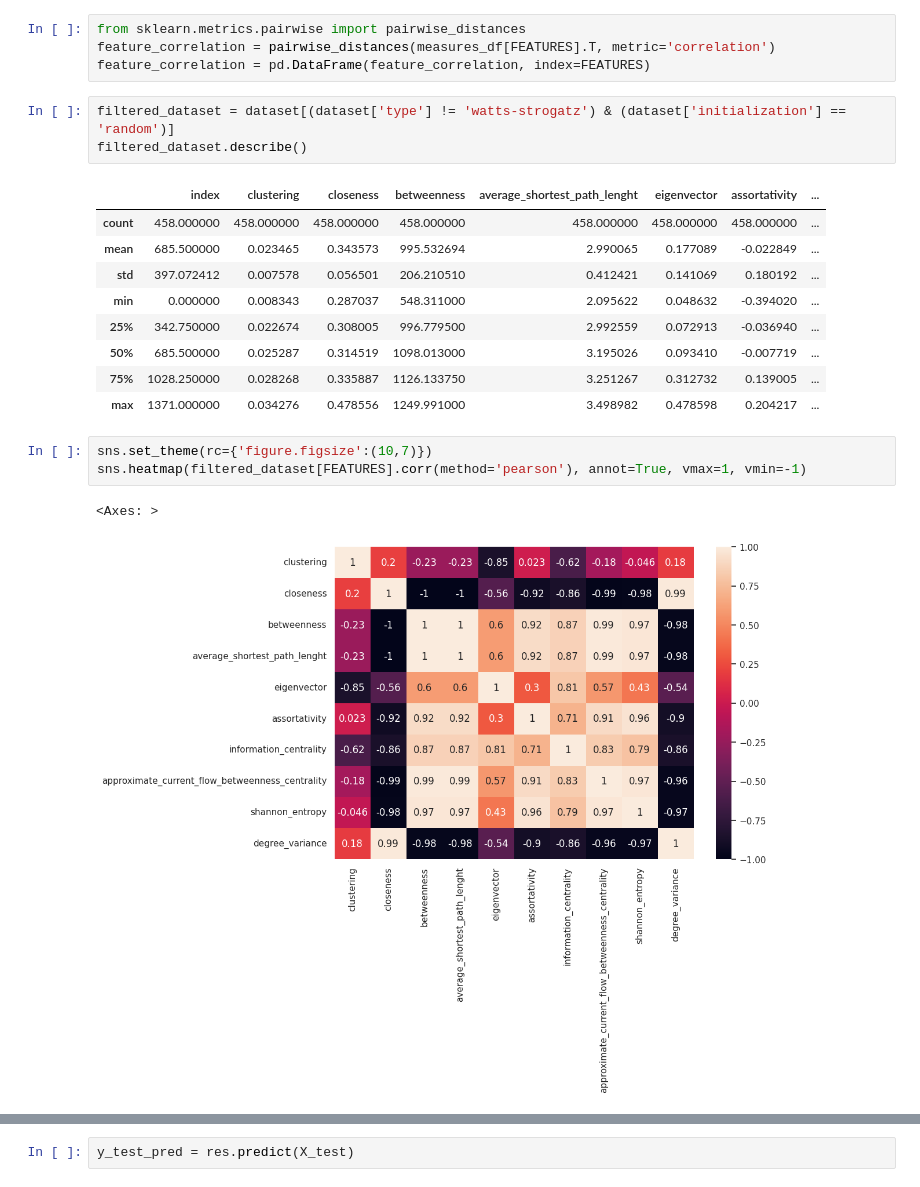
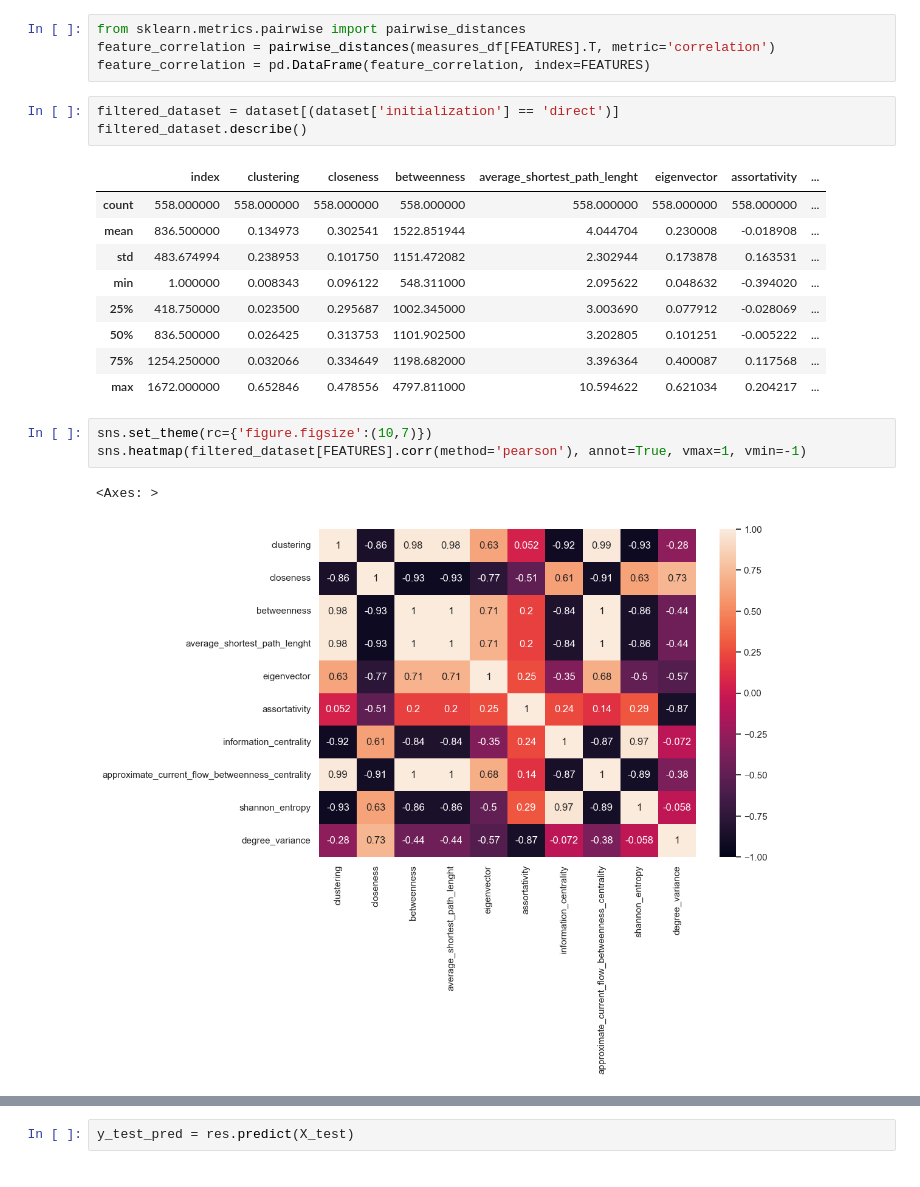
Before and after one commit to vitorfrois/SznajdNetworks, a Jupyter notebook: src/EDA.ipynb, the cells around one changed output, grey strips where cells are left out. Cells and saved outputs as stored; diff of their text form.

```diff
--- a/src/EDA.ipynb
+++ b/src/EDA.ipynb
@@ -110,24 +100,24 @@ from sklearn.metrics.pairwise import pairwise_distances
 feature_correlation = pairwise_distances(measures_df[FEATURES].T, metric='correlation')
 feature_correlation = pd.DataFrame(feature_correlation, index=FEATURES)
 # %%
-filtered_dataset = dataset[(dataset['type'] != 'watts-strogatz') & (dataset['initialization'] == 'random')]
+filtered_dataset = dataset[(dataset['initialization'] == 'direct')]
 filtered_dataset.describe()
 # %% [output]
 |  | index | clustering | closeness | betweenness | average_shortest_path_lenght | eigenvector | assortativity | ... |
-| count | 458.000000 | 458.000000 | 458.000000 | 458.000000 | 458.000000 | 458.000000 | 458.000000 | ... |
-| mean | 685.500000 | 0.023465 | 0.343573 | 995.532694 | 2.990065 | 0.177089 | -0.022849 | ... |
-| std | 397.072412 | 0.007578 | 0.056501 | 206.210510 | 0.412421 | 0.141069 | 0.180192 | ... |
-| min | 0.000000 | 0.008343 | 0.287037 | 548.311000 | 2.095622 | 0.048632 | -0.394020 | ... |
-| 25% | 342.750000 | 0.022674 | 0.308005 | 996.779500 | 2.992559 | 0.072913 | -0.036940 | ... |
-| 50% | 685.500000 | 0.025287 | 0.314519 | 1098.013000 | 3.195026 | 0.093410 | -0.007719 | ... |
-| 75% | 1028.250000 | 0.028268 | 0.335887 | 1126.133750 | 3.251267 | 0.312732 | 0.139005 | ... |
-| max | 1371.000000 | 0.034276 | 0.478556 | 1249.991000 | 3.498982 | 0.478598 | 0.204217 | ... |
+| count | 558.000000 | 558.000000 | 558.000000 | 558.000000 | 558.000000 | 558.000000 | 558.000000 | ... |
+| mean | 836.500000 | 0.134973 | 0.302541 | 1522.851944 | 4.044704 | 0.230008 | -0.018908 | ... |
+| std | 483.674994 | 0.238953 | 0.101750 | 1151.472082 | 2.302944 | 0.173878 | 0.163531 | ... |
+| min | 1.000000 | 0.008343 | 0.096122 | 548.311000 | 2.095622 | 0.048632 | -0.394020 | ... |
+| 25% | 418.750000 | 0.023500 | 0.295687 | 1002.345000 | 3.003690 | 0.077912 | -0.028069 | ... |
+| 50% | 836.500000 | 0.026425 | 0.313753 | 1101.902500 | 3.202805 | 0.101251 | -0.005222 | ... |
+| 75% | 1254.250000 | 0.032066 | 0.334649 | 1198.682000 | 3.396364 | 0.400087 | 0.117568 | ... |
+| max | 1672.000000 | 0.652846 | 0.478556 | 4797.811000 | 10.594622 | 0.621034 | 0.204217 | ... |
 # %%
 sns.set_theme(rc={'figure.figsize':(10,7)})
 sns.heatmap(filtered_dataset[FEATURES].corr(method='pearson'), annot=True, vmax=1, vmin=-1)
 # %% [output]
 <Axes: >
-[figure, old version]
+[figure, new version]
 # %%
 np.sum(np.abs(filtered_dataset[FEATURES].corr(method='pearson')))/len(FEATURES)
 # %% [output]
```
Also changed, not shown: parts of 9 cells of this notebook.
